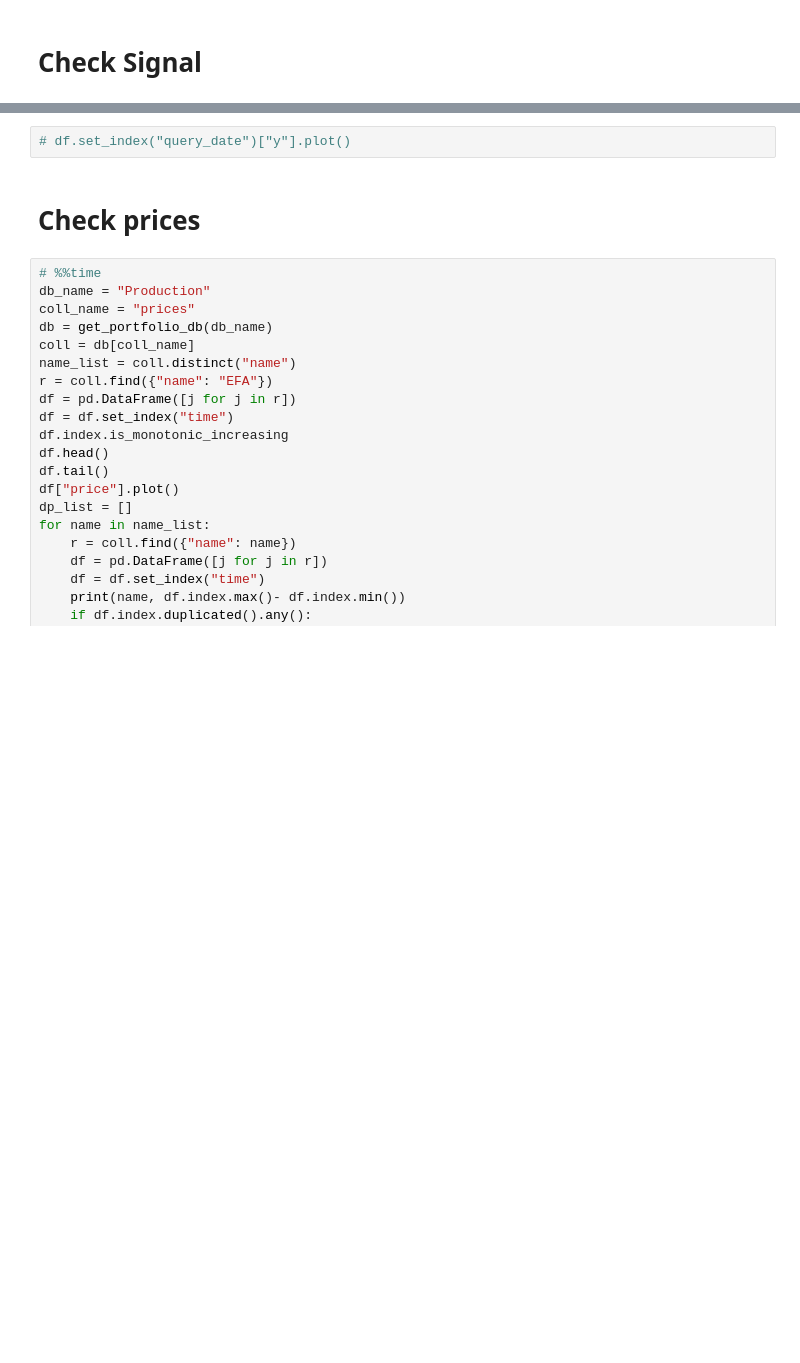
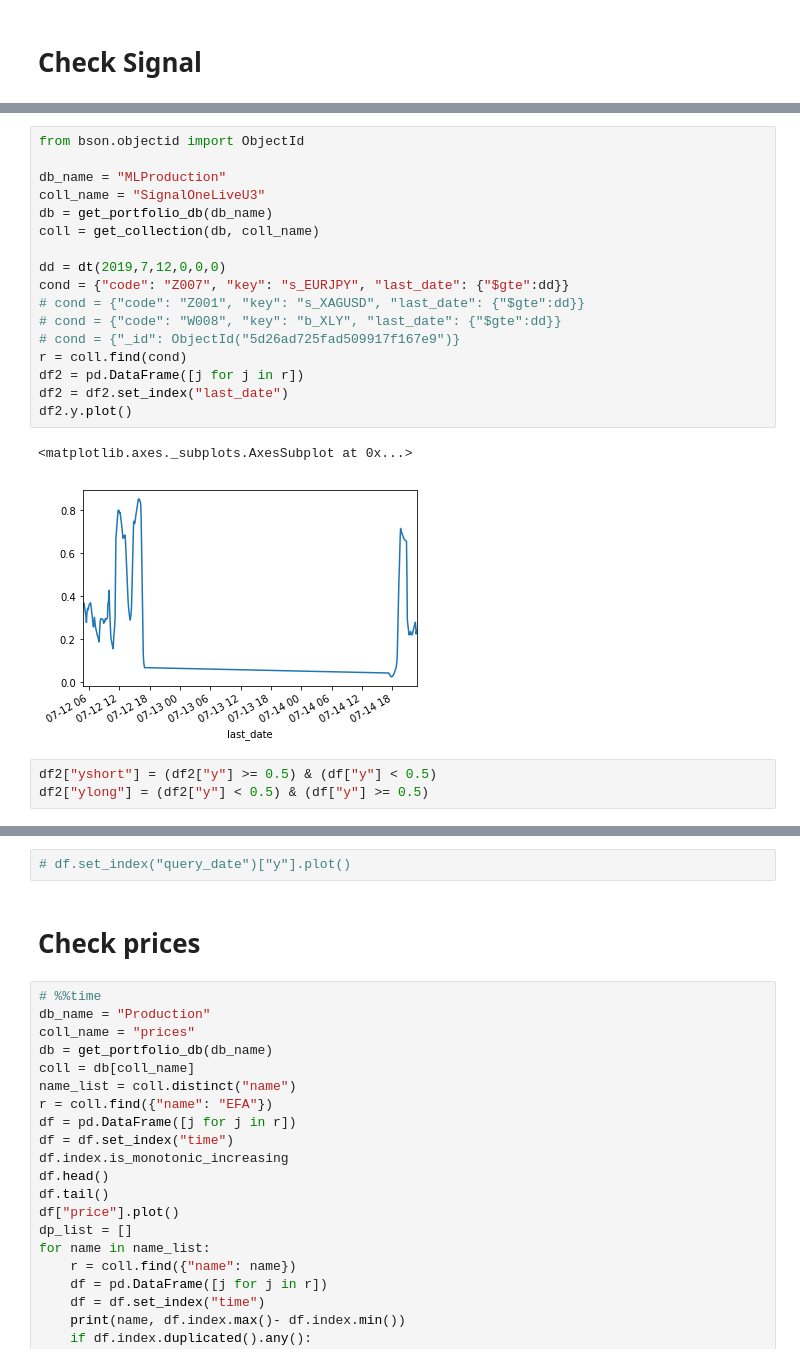
Before and after one commit to junyittcxt/CNN, a Jupyter notebook: z_CheckMongoDB.ipynb, the cells around one changed output, grey strips where cells are left out. Cells and saved outputs as stored; diff of their text form; blank space fills up the shorter version.

```diff
--- a/z_CheckMongoDB.ipynb
+++ b/z_CheckMongoDB.ipynb
@@ -58,0 +76,23 @@ df.head()
+# %%
+from bson.objectid import ObjectId
+
+db_name = "MLProduction"
+coll_name = "SignalOneLiveU3"
+db = get_portfolio_db(db_name)
+coll = get_collection(db, coll_name)
+
+dd = dt(2019,7,12,0,0,0)
+cond = {"code": "Z007", "key": "s_EURJPY", "last_date": {"$gte":dd}}
+# cond = {"code": "Z001", "key": "s_XAGUSD", "last_date": {"$gte":dd}}
+# cond = {"code": "W008", "key": "b_XLY", "last_date": {"$gte":dd}}
+# cond = {"_id": ObjectId("5d26ad725fad509917f167e9")}
+r = coll.find(cond)
+df2 = pd.DataFrame([j for j in r])
+df2 = df2.set_index("last_date")
+df2.y.plot()
+# %% [output]
+<matplotlib.axes._subplots.AxesSubplot at 0x...>
+[figure, added]
+# %%
+df2["yshort"] = (df2["y"] >= 0.5) & (df["y"] < 0.5)
+df2["ylong"] = (df2["y"] < 0.5) & (df["y"] >= 0.5)
```
Also changed, not shown: parts of 33 cells of this notebook, 4 other files.
